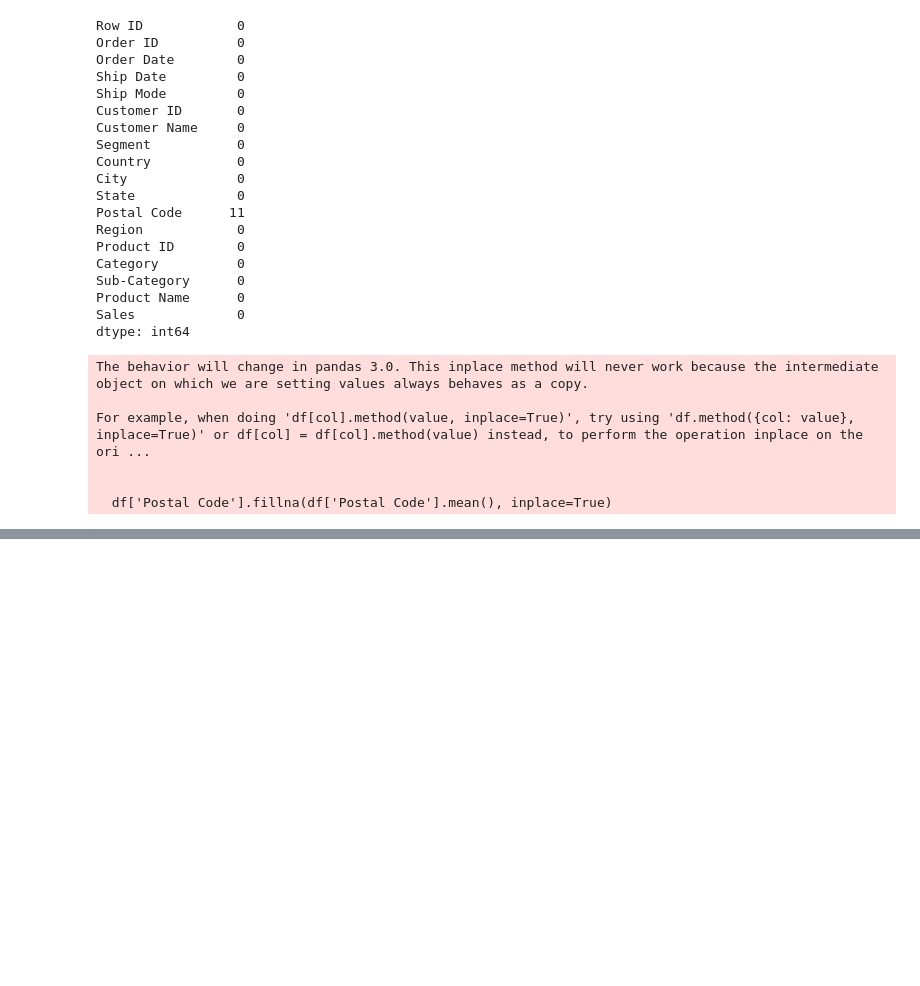
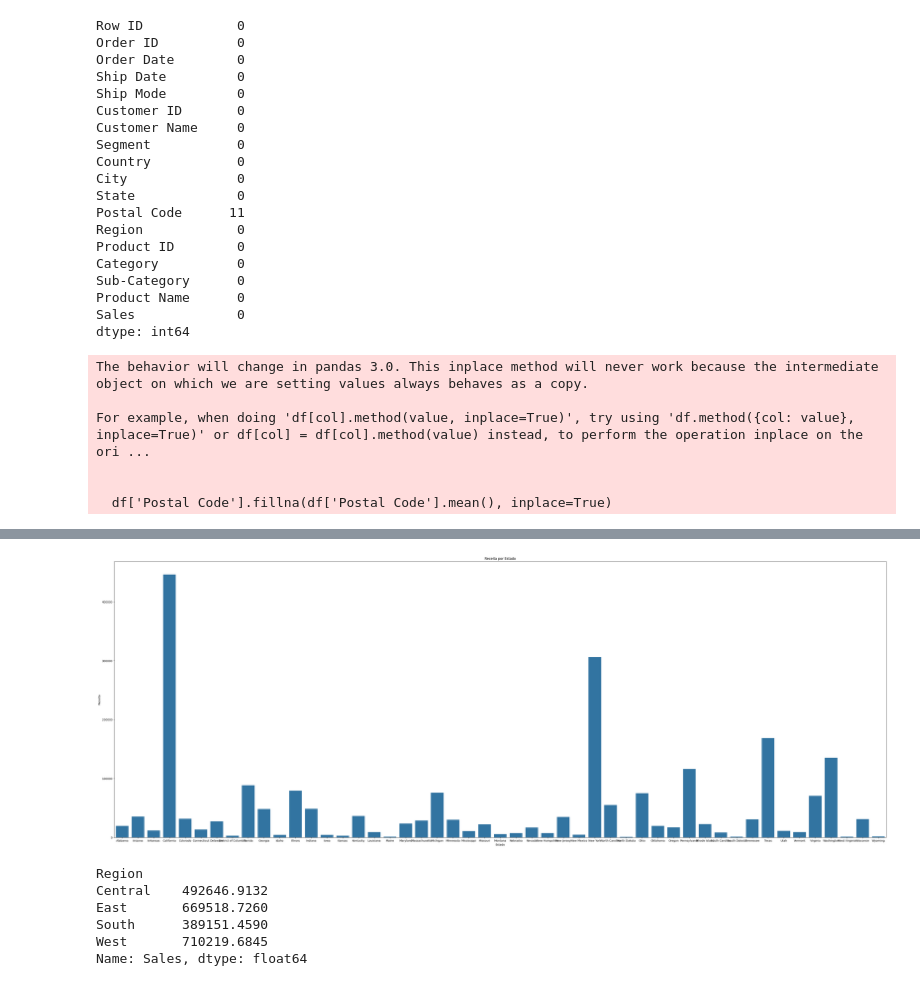
Before and after one commit to GuilhermeAugustox/Analise-de-Dados-de-Venda, a Jupyter notebook: abertura.ipynb, the cells around one changed output, grey strips where cells are left out. Cells and saved outputs as stored; diff of their text form; code cells hidden in the pictures; blank space fills up the shorter version.

```diff
--- a/abertura.ipynb
+++ b/abertura.ipynb
@@ -86,0 +96,3 @@ dtype('O')
+# %%
+receita_estado = df.groupby('State')['Sales'].sum()
+receita_estado
@@ -86,0 +117,19 @@ dtype('O')
+# %%
+plt.figure(figsize = (50, 18))
+sns.barplot(x = receita_estado.index, y = receita_estado.values)
+plt.title('Receita por Estado')
+plt.xlabel('Estado')
+plt.ylabel('Receita')
+plt.show()
+# %% [output]
+[figure, added]
+# %%
+receita_regiao = df.groupby('Region')['Sales'].sum()
+receita_regiao
+# %% [output]
+Region
+Central    492646.9132
+East       669518.7260
+South      389151.4590
+West       710219.6845
+Name: Sales, dtype: float64
```
Also changed, not shown: parts of 6 cells of this notebook.
